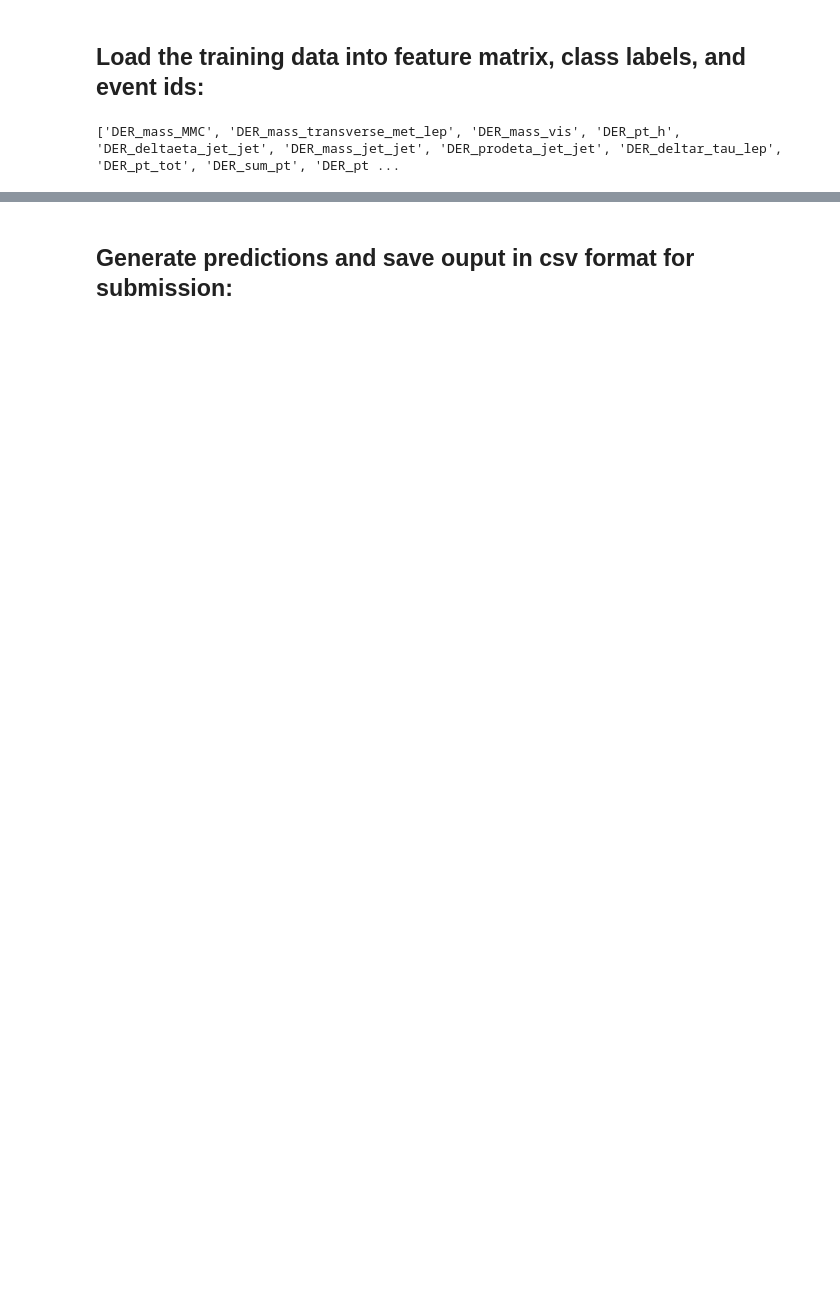
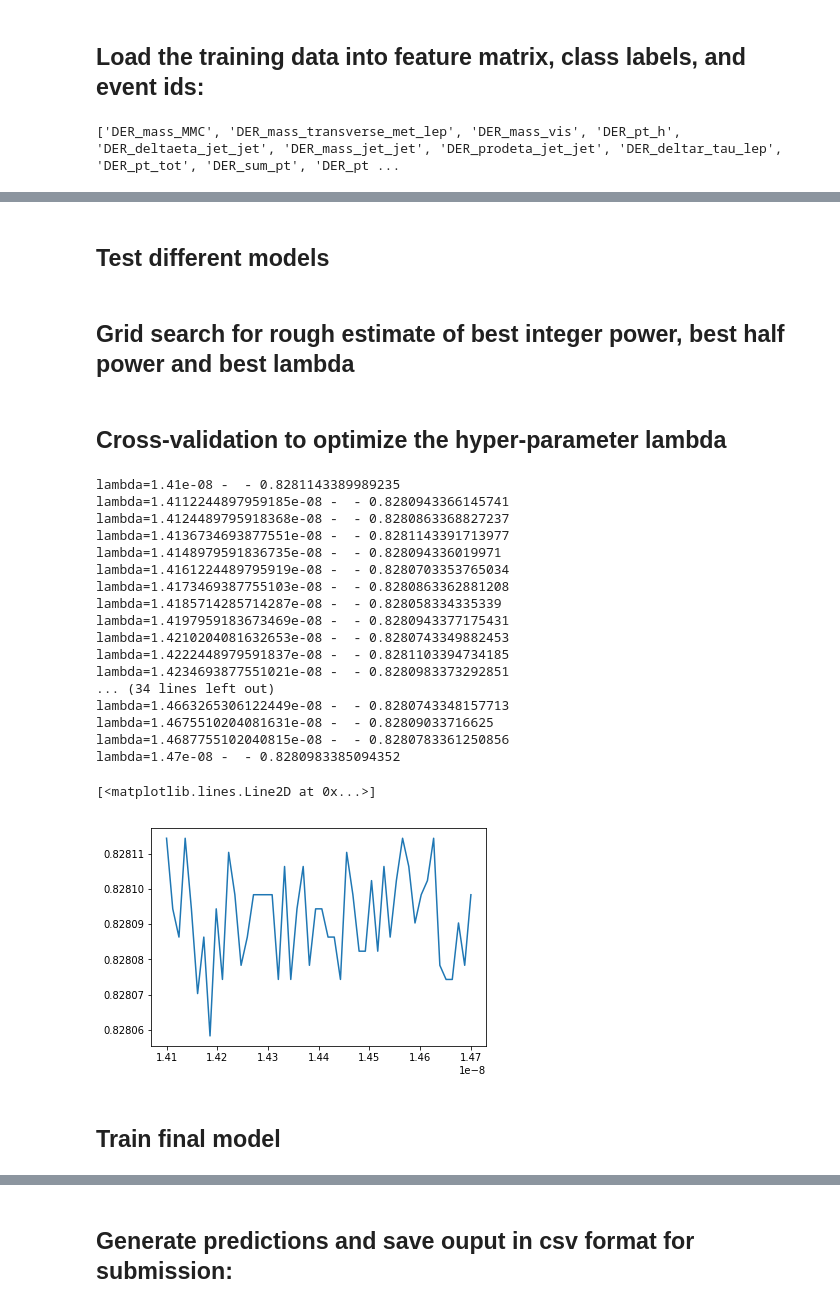
Before and after one commit to amvjakob/epfl-ml-project1, a Jupyter notebook: scripts/project1.ipynb, the cells around one changed output, grey strips where cells are left out. Saved outputs shown, nothing was run; the diff lists cells and outputs as text; code cells hidden in the pictures; blank space fills up the shorter version.

Commit message:
Final model

```diff
--- a/scripts/project1.ipynb
+++ b/scripts/project1.ipynb
@@ -579,19 +137,0 @@ array([[ 4.72588088, -7.31380373],
-# %%
-# test kernel
-kernel_logreg_poly = LeastSquaresKernel(Kernel.kernel_RBF, verbose=True, max_evals=1000)
-p = 4
-sigma = 1
-accuracies = []
-for i in range(5):
-    print(i,  end=' - ')
-    shuffle_indices = np.random.permutation(np.arange(len(y)))
-    X_sub = (X[shuffle_indices,:])[::100]
-    y_sub = (y[shuffle_indices])[::100]
-
-    X_pred = (X[shuffle_indices,:])[::100]
-    y_pred = (y[shuffle_indices])[::100]
-
-    preds = kernel_logreg_poly.predict(y_sub, X_sub, X_pred, sigma, lambda_=1)
-    accuracy = compute_accuracy(preds, y_pred)
-    accuracies.append(accuracy)
-    print(accuracy)
@@ -609,0 +138,2 @@ print(accuracy_mse)
+# %% [markdown]
+## Test different models
@@ -609,0 +173,2 @@ print(accuracy_mse)
+# %% [markdown]
+## Grid search for rough estimate of best integer power, best half power and best lambda
@@ -609,0 +217,55 @@ print(accuracy_mse)
+# %% [markdown]
+## Cross-validation to optimize the hyper-parameter lambda
+# %%
+# cross_validate
+total_acc = []
+k = 10
+lambdas = np.linspace(1.41e-08,1.47e-08,50)
+d_int = 11
+d_sq = 3
+
+X_split_poly = [ build_X(X, d_int, d_sq) for X in X_split ]
+
+# run that shit
+for lambda_ in lambdas:
+    print(f"lambda={lambda_}", end=" - ")
+
+    accuracies = []
+
+    # iterate over 4 sub datasets
+    for i in range(len(X_split_poly)):
+        classifier = LeastSquaresL2(lambda_)
+        acc = np.mean(cross_validate_kfold(y_split[i], X_split_poly[i], classifier, k))
+        accuracies.append(acc)
+
+    # compute mean (weighted)
+    accuracy = 0
+    for i, acc in enumerate(accuracies):
+        accuracy += acc * len(y_split[i])
+    accuracy /= len(y)
+
+    print(accuracy)
+    total_acc.append(accuracy)
+
+plt.plot(lambdas, total_acc)
+best_lambdas = [ lambdas[index] for index in np.argpartition(total_acc, -4)[-4:] ]
+# %% [output]
+lambda=1.41e-08 -  - 0.8281143389989235
+lambda=1.4112244897959185e-08 -  - 0.8280943366145741
+lambda=1.4124489795918368e-08 -  - 0.8280863368827237
+lambda=1.4136734693877551e-08 -  - 0.8281143391713977
+lambda=1.4148979591836735e-08 -  - 0.828094336019971
+lambda=1.4161224489795919e-08 -  - 0.8280703353765034
+lambda=1.4173469387755103e-08 -  - 0.8280863362881208
+lambda=1.4185714285714287e-08 -  - 0.828058334335339
+lambda=1.4197959183673469e-08 -  - 0.8280943377175431
+lambda=1.4210204081632653e-08 -  - 0.8280743349882453
+lambda=1.4222448979591837e-08 -  - 0.8281103394734185
+lambda=1.4234693877551021e-08 -  - 0.8280983373292851
+... (34 lines left out)
+lambda=1.4663265306122449e-08 -  - 0.8280743348157713
+lambda=1.4675510204081631e-08 -  - 0.82809033716625
+lambda=1.4687755102040815e-08 -  - 0.8280783361250856
+lambda=1.47e-08 -  - 0.8280983385094352
+[<matplotlib.lines.Line2D at 0x...>]
+[figure, added]
@@ -609,0 +276,2 @@ print(accuracy_mse)
+# %% [markdown]
+## Train final model
```
Also changed, not shown: parts of 52 cells of this notebook, 4 other files.
